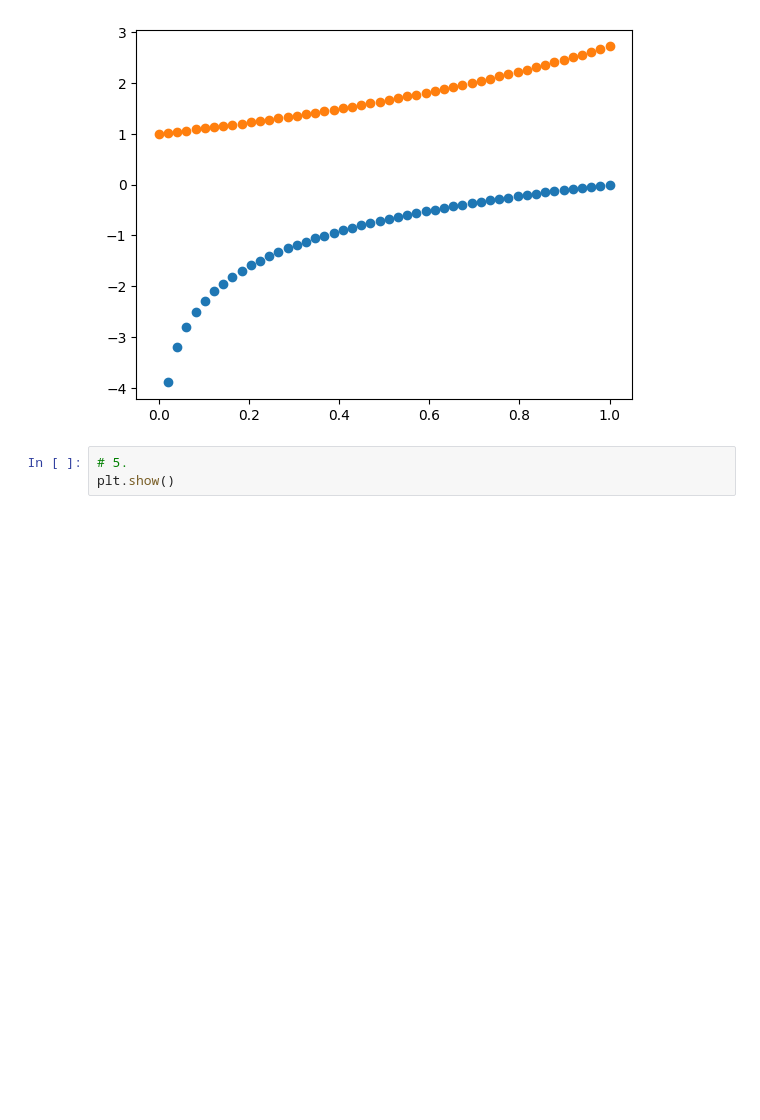
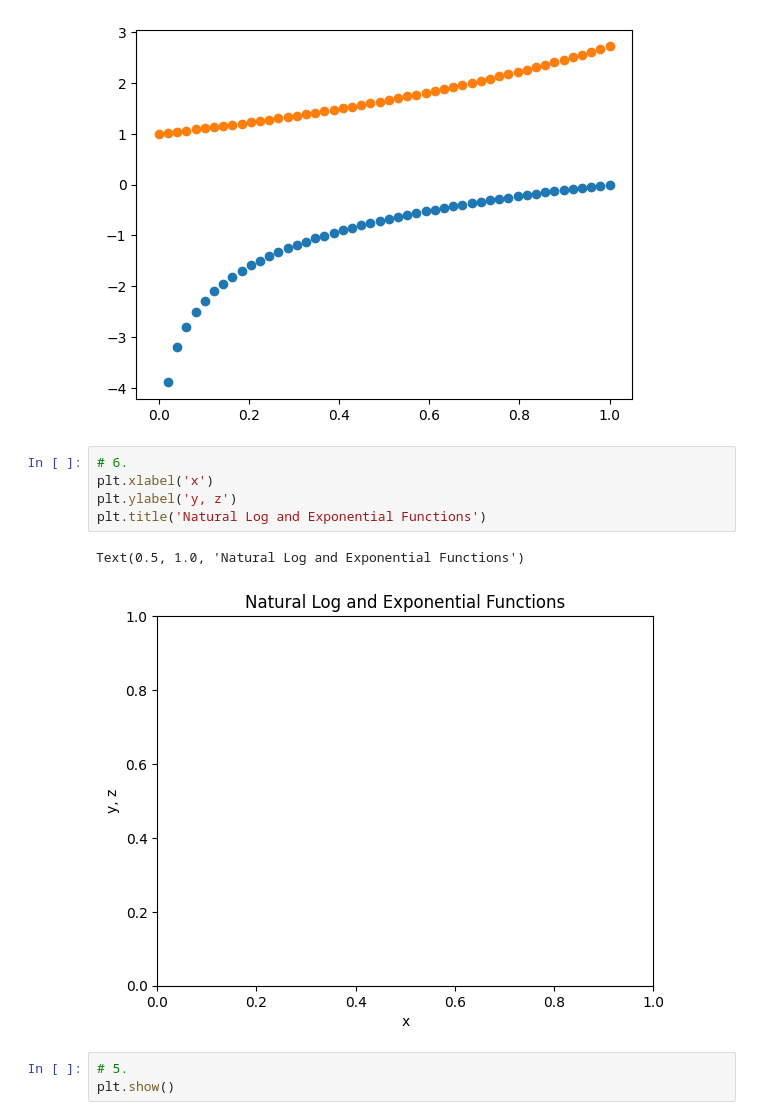
Before and after one commit to Troy-S-Meink/programming, a Jupyter notebook: assignment/assignment_programming.ipynb, the cells around one changed output. Cells and saved outputs as stored; diff of their text form; blank space fills up the shorter version.

```diff
--- a/assignment/assignment_programming.ipynb
+++ b/assignment/assignment_programming.ipynb
@@ -50,6 +50,14 @@ plt.scatter(x,z)
 # %% [output]
 <matplotlib.collections.PathCollection at 0x...>
 [figure]
+# %%
+# 6.
+plt.xlabel('x')
+plt.ylabel('y, z')
+plt.title('Natural Log and Exponential Functions')
+# %% [output]
+Text(0.5, 1.0, 'Natural Log and Exponential Functions')
+[figure, added]
 # %%
 # 5.
 plt.show()
```
